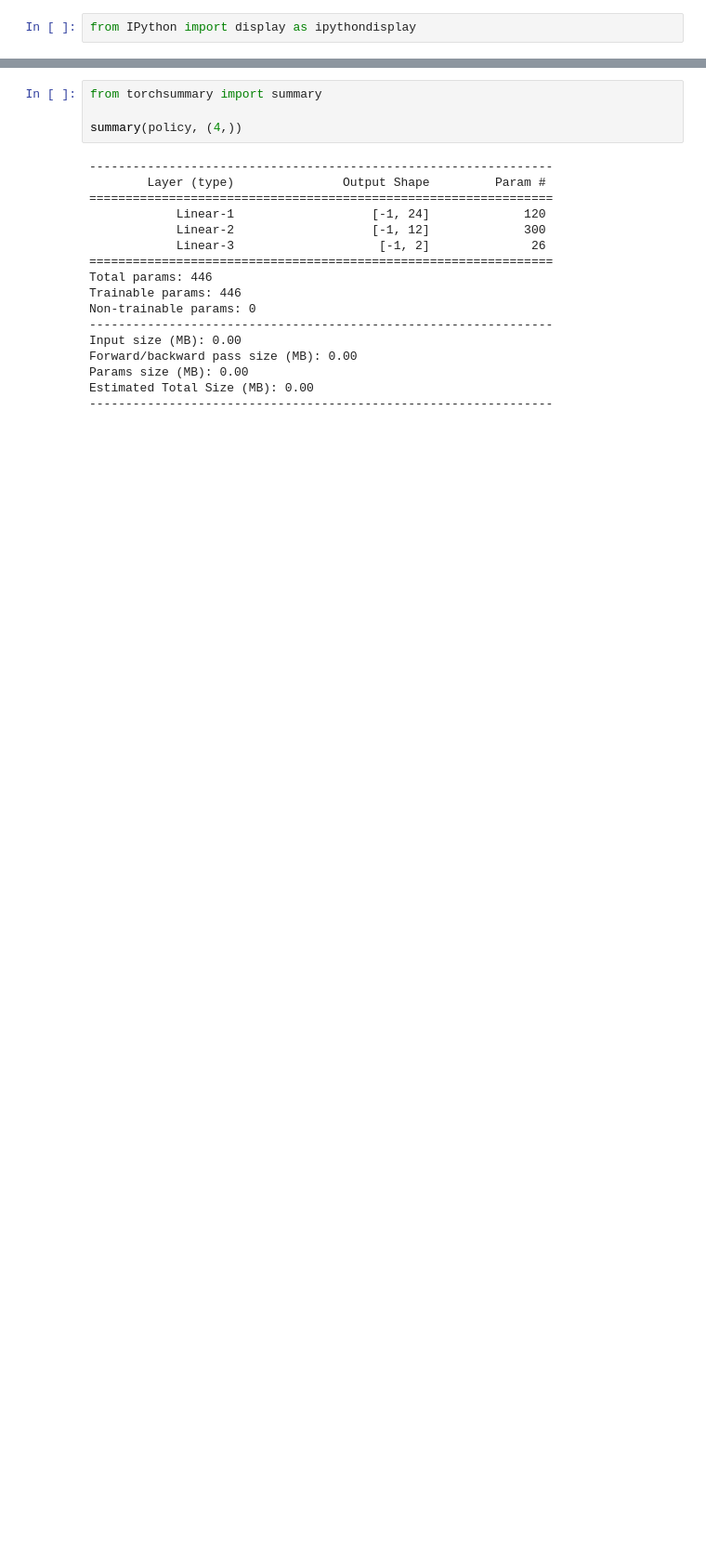
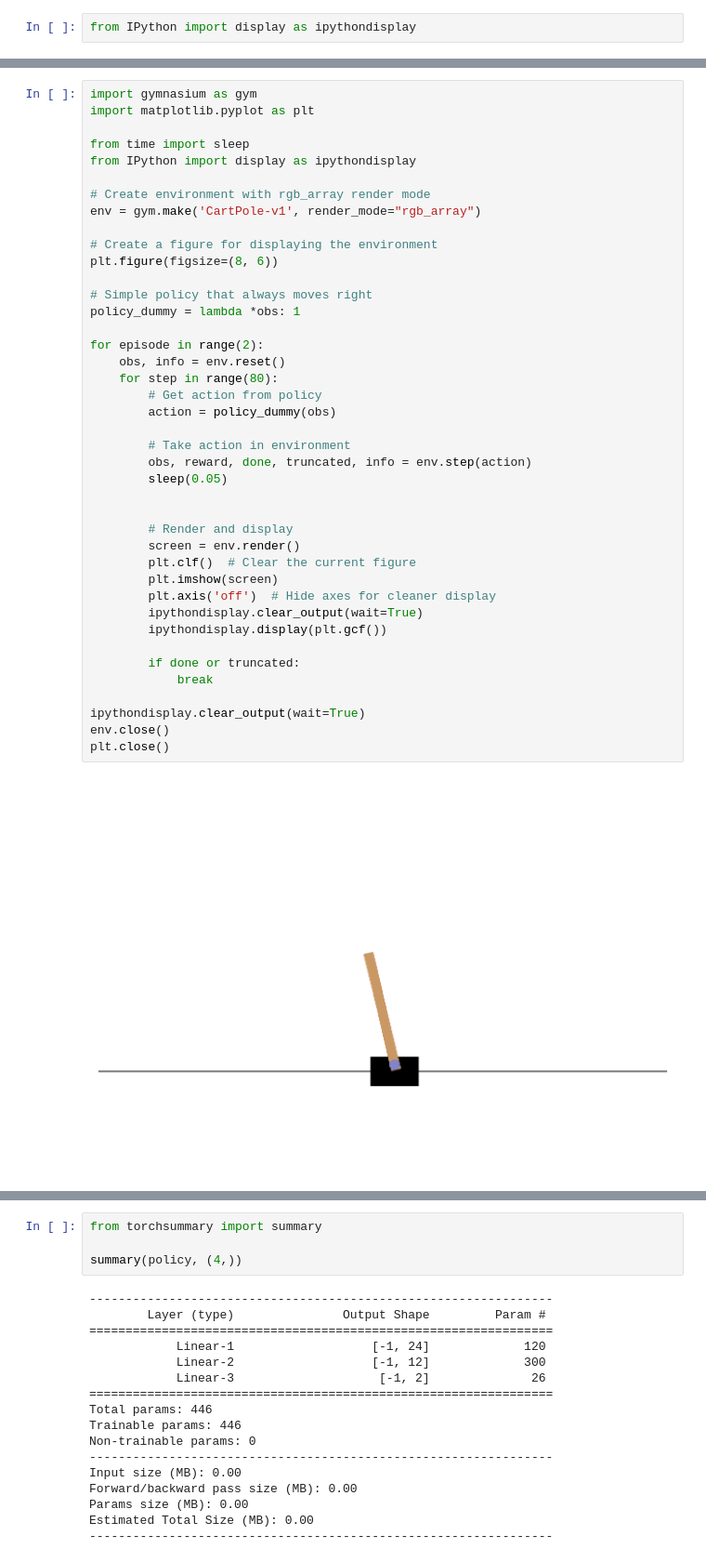
Before and after one commit to avalur/avalur.github.io, a Jupyter notebook: advanced_ml/RL_intro_practice.ipynb, the cells around one changed output, grey strips where cells are left out. Shown at 93% size. Drawn from its saved outputs; the diff is of its cells as text; blank space fills up the shorter version.

```diff
--- a/advanced_ml/RL_intro_practice.ipynb
+++ b/advanced_ml/RL_intro_practice.ipynb
@@ -458,3 +435,46 @@ Successfully installed pygame-2.5.2
+# %%
+import gymnasium as gym
+import matplotlib.pyplot as plt
+
+from time import sleep
+from IPython import display as ipythondisplay
+
+# Create environment with rgb_array render mode
+env = gym.make('CartPole-v1', render_mode="rgb_array")
+
+# Create a figure for displaying the environment
+plt.figure(figsize=(8, 6))
+
+# Simple policy that always moves right
+policy_dummy = lambda *obs: 1
+
+for episode in range(2):
+    obs, info = env.reset()
+    for step in range(80):
+        # Get action from policy
+        action = policy_dummy(obs)
+
+        # Take action in environment
+        obs, reward, done, truncated, info = env.step(action)
+        sleep(0.05)
+
+
+        # Render and display
+        screen = env.render()
+        plt.clf()  # Clear the current figure
+        plt.imshow(screen)
+        plt.axis('off')  # Hide axes for cleaner display
+        ipythondisplay.clear_output(wait=True)
+        ipythondisplay.display(plt.gcf())
+
+        if done or truncated:
+            break
+
+ipythondisplay.clear_output(wait=True)
+env.close()
+plt.close()
+# %% [output]
+[figure, added]
 # %%
 prev_screen = env.render()
 plt.imshow(prev_screen)
```
Also changed, not shown: parts of 10 cells of this notebook, 4 other files.
